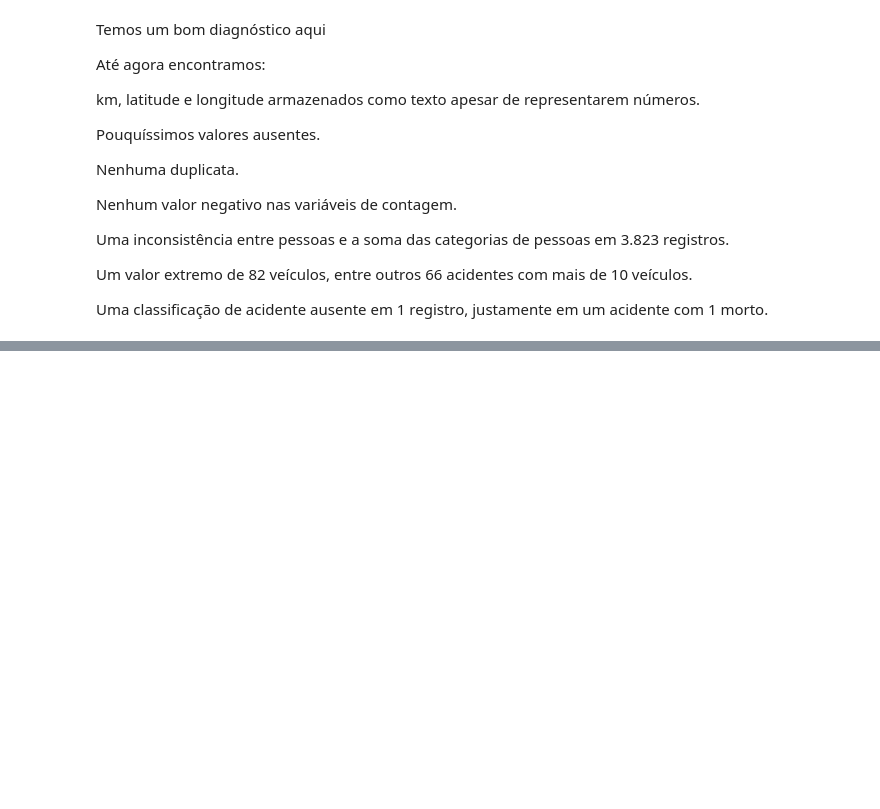
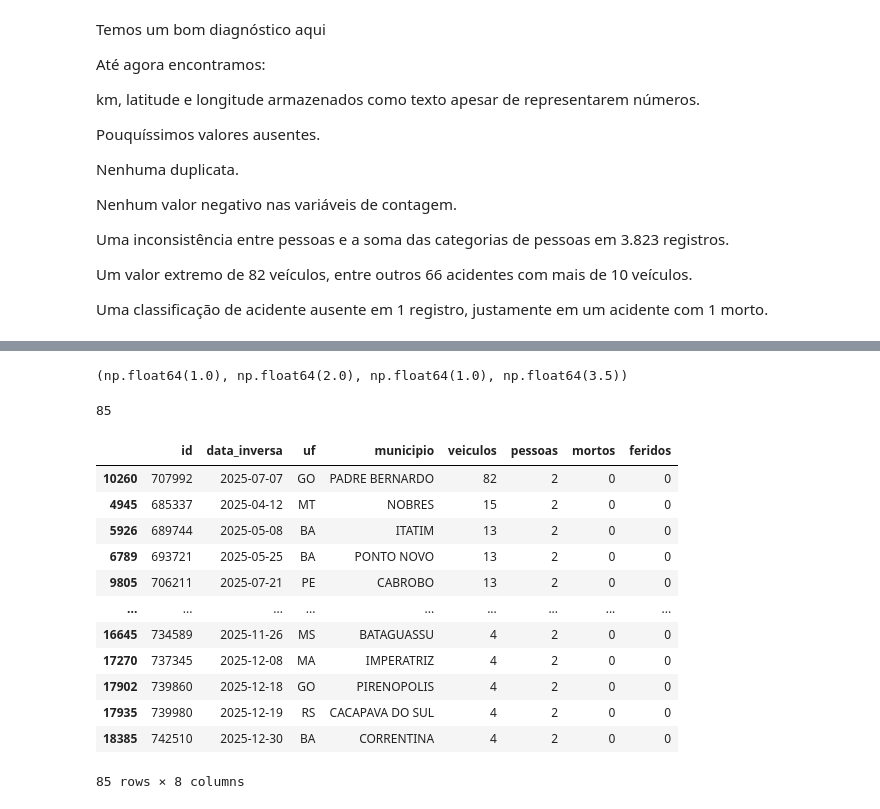
Before and after one commit to amalicef-sys/Projeto-Caixaverso-2026, a Jupyter notebook: analise/analise_acidentes_2025.ipynb, the cells around one changed output, grey strips where cells are left out. Cells and saved outputs as stored; diff of their text form; code cells hidden in the pictures; blank space fills up the shorter version.

```diff
--- a/analise/analise_acidentes_2025.ipynb
+++ b/analise/analise_acidentes_2025.ipynb
@@ -945,0 +1293,40 @@ Uma classificação de acidente ausente em 1 registro, justamente em um acidente
+# %%
+df_incendio = df[df['tipo_acidente'] == 'Incêndio']
+
+Q1_incendio = df_incendio['veiculos'].quantile(0.25)
+Q3_incendio = df_incendio['veiculos'].quantile(0.75)
+
+IQR_incendio = Q3_incendio - Q1_incendio
+
+limite_superior_incendio = Q3_incendio + 1.5 * IQR_incendio
+
+Q1_incendio, Q3_incendio, IQR_incendio, limite_superior_incendio
+# %% [output]
+(np.float64(1.0), np.float64(2.0), np.float64(1.0), np.float64(3.5))
+# %%
+outliers_incendio = df_incendio[
+    df_incendio['veiculos'] > limite_superior_incendio
+]
+
+len(outliers_incendio)
+# %% [output]
+85
+# %%
+outliers_incendio[
+    ['id', 'data_inversa', 'uf', 'municipio',
+     'veiculos', 'pessoas', 'mortos', 'feridos']
+].sort_values('veiculos', ascending=False)
+# %% [output]
+|  | id | data_inversa | uf | municipio | veiculos | pessoas | mortos | feridos |
+| 10260 | 707992 | 2025-07-07 | GO | PADRE BERNARDO | 82 | 2 | 0 | 0 |
+| 4945 | 685337 | 2025-04-12 | MT | NOBRES | 15 | 2 | 0 | 0 |
+| 5926 | 689744 | 2025-05-08 | BA | ITATIM | 13 | 2 | 0 | 0 |
+| 6789 | 693721 | 2025-05-25 | BA | PONTO NOVO | 13 | 2 | 0 | 0 |
+| 9805 | 706211 | 2025-07-21 | PE | CABROBO | 13 | 2 | 0 | 0 |
+| ... | ... | ... | ... | ... | ... | ... | ... | ... |
+| 16645 | 734589 | 2025-11-26 | MS | BATAGUASSU | 4 | 2 | 0 | 0 |
+| 17270 | 737345 | 2025-12-08 | MA | IMPERATRIZ | 4 | 2 | 0 | 0 |
+| 17902 | 739860 | 2025-12-18 | GO | PIRENOPOLIS | 4 | 2 | 0 | 0 |
+| 17935 | 739980 | 2025-12-19 | RS | CACAPAVA DO SUL | 4 | 2 | 0 | 0 |
+| 18385 | 742510 | 2025-12-30 | BA | CORRENTINA | 4 | 2 | 0 | 0 |
+85 rows × 8 columns
```
Also changed, not shown: parts of 35 cells of this notebook, 1 other file.
